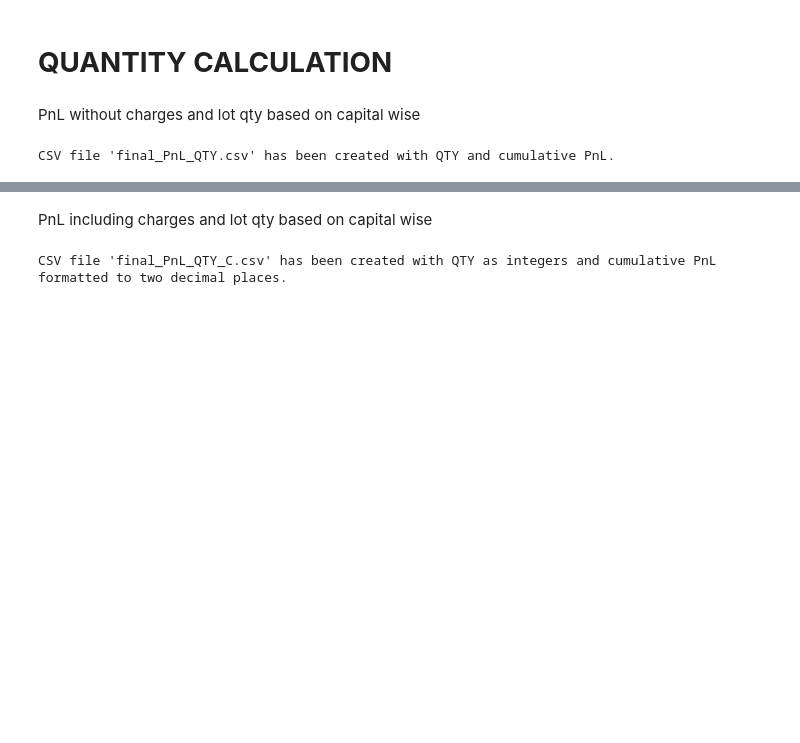
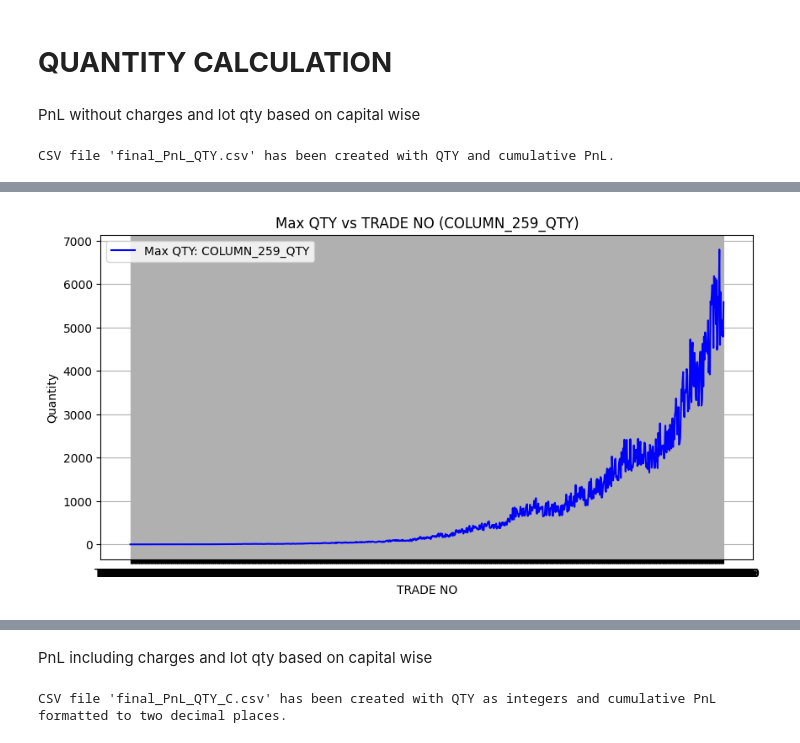
Before and after one commit to Bharatgaur/Trading, a Jupyter notebook: TRADE_PROBABILITIES_BASE_FILE_Version_1.ipynb, the cells around one changed output, grey strips where cells are left out. Saved outputs shown, nothing was run; the diff lists cells and outputs as text; code cells hidden in the pictures; blank space fills up the shorter version.

```diff
--- a/TRADE_PROBABILITIES_BASE_FILE_Version_1.ipynb
+++ b/TRADE_PROBABILITIES_BASE_FILE_Version_1.ipynb
@@ -331,0 +381,23 @@ Min Capital: 302050 in Column: COLUMN_888_CUM_PNL
+# %%
+import pandas as pd
+import matplotlib.pyplot as plt
+
+# Load the data from the CSV file
+df_QTY = pd.read_csv('final_PnL_QTY.csv')
+
+# Identify the column with max QTY
+last_row = df_QTY.iloc[-1]
+qty_columns = [col for col in df_QTY.columns if col.endswith('_QTY')]
+max_qty_column = last_row[qty_columns].idxmax()
+
+# Plot Max QTY vs TRADE NO
+plt.figure(figsize=(10, 5))
+plt.plot(df_QTY['TRADE NO'], df_QTY[max_qty_column], label=f'Max QTY: {max_qty_column}', color='blue')
+plt.xlabel('TRADE NO')
+plt.ylabel('Quantity')
+plt.title(f'Max QTY vs TRADE NO ({max_qty_column})')
+plt.legend()
+plt.grid(True)
+plt.show()
+# %% [output]
+[figure, added]
```
Also changed, not shown: parts of 21 cells of this notebook.
